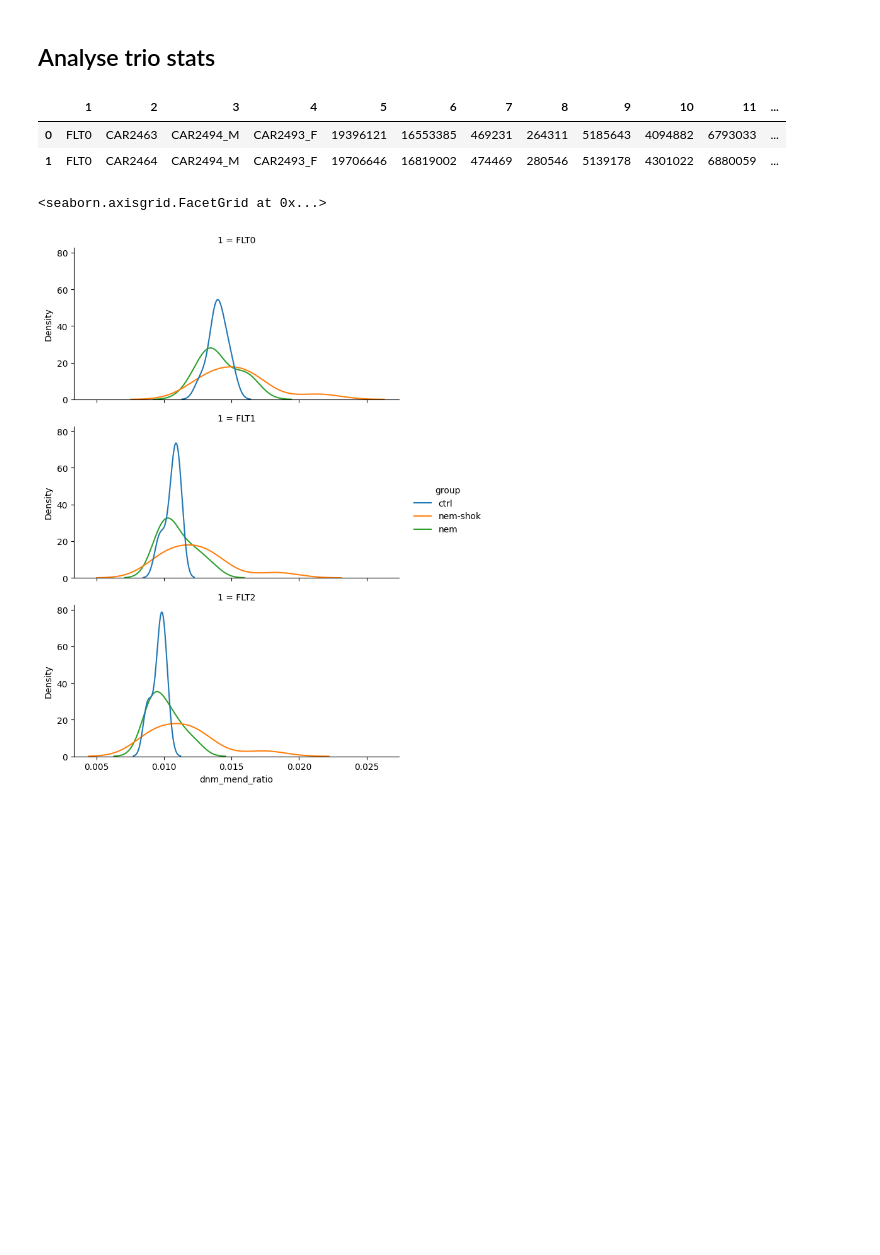
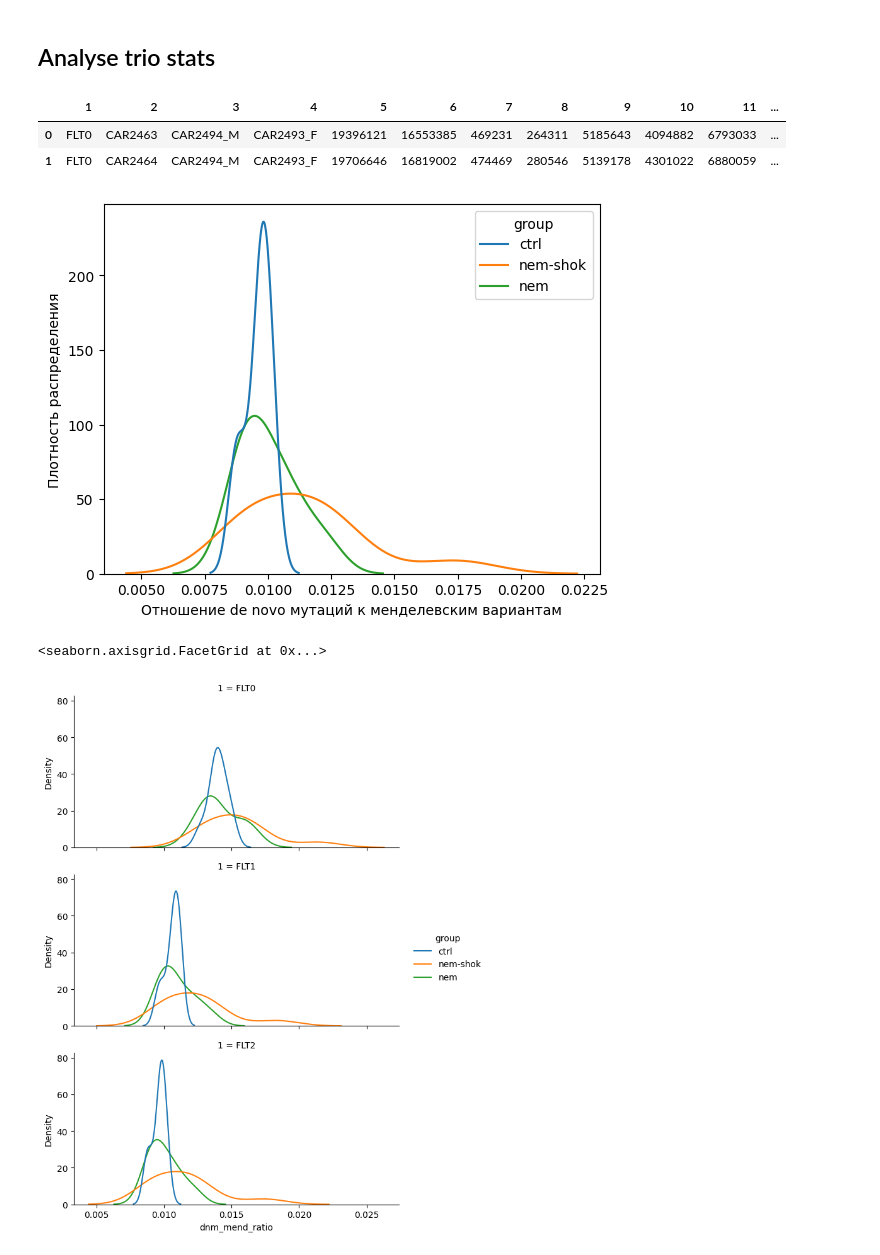
Before and after one commit to mitoclub/AquaSelection, a Jupyter notebook: intersect.ipynb, the cells around one changed output. Cells and saved outputs as stored; diff of their text form; code cells hidden in the pictures; blank space fills up the shorter version.

Commit message:
for report images

```diff
--- a/intersect.ipynb
+++ b/intersect.ipynb
@@ -795,6 +795,13 @@ trio_stats.head(2)
 |  | 1 | 2 | 3 | 4 | 5 | 6 | 7 | 8 | 9 | 10 | 11 | ... |
 | 0 | FLT0 | CAR2463 | CAR2494_M | CAR2493_F | 19396121 | 16553385 | 469231 | 264311 | 5185643 | 4094882 | 6793033 | ... |
 | 1 | FLT0 | CAR2464 | CAR2494_M | CAR2493_F | 19706646 | 16819002 | 474469 | 280546 | 5139178 | 4301022 | 6880059 | ... |
+# %%
+sns.kdeplot(trio_stats[(trio_stats[1] == 'FLT2') & (trio_stats.dnm_mend_ratio < 0.05)],
+              x='dnm_mend_ratio',  hue='group')
+plt.ylabel('Плотность распределения');
+plt.xlabel('Отношение de novo мутаций к менделевским вариантам');
+# %% [output]
+[figure, added]
 # %%
 sns.displot(trio_stats[trio_stats.dnm_mend_ratio < 0.05],
               x='dnm_mend_ratio', hue='group', row=1,
```
Also changed, not shown: parts of 5 cells of this notebook.
